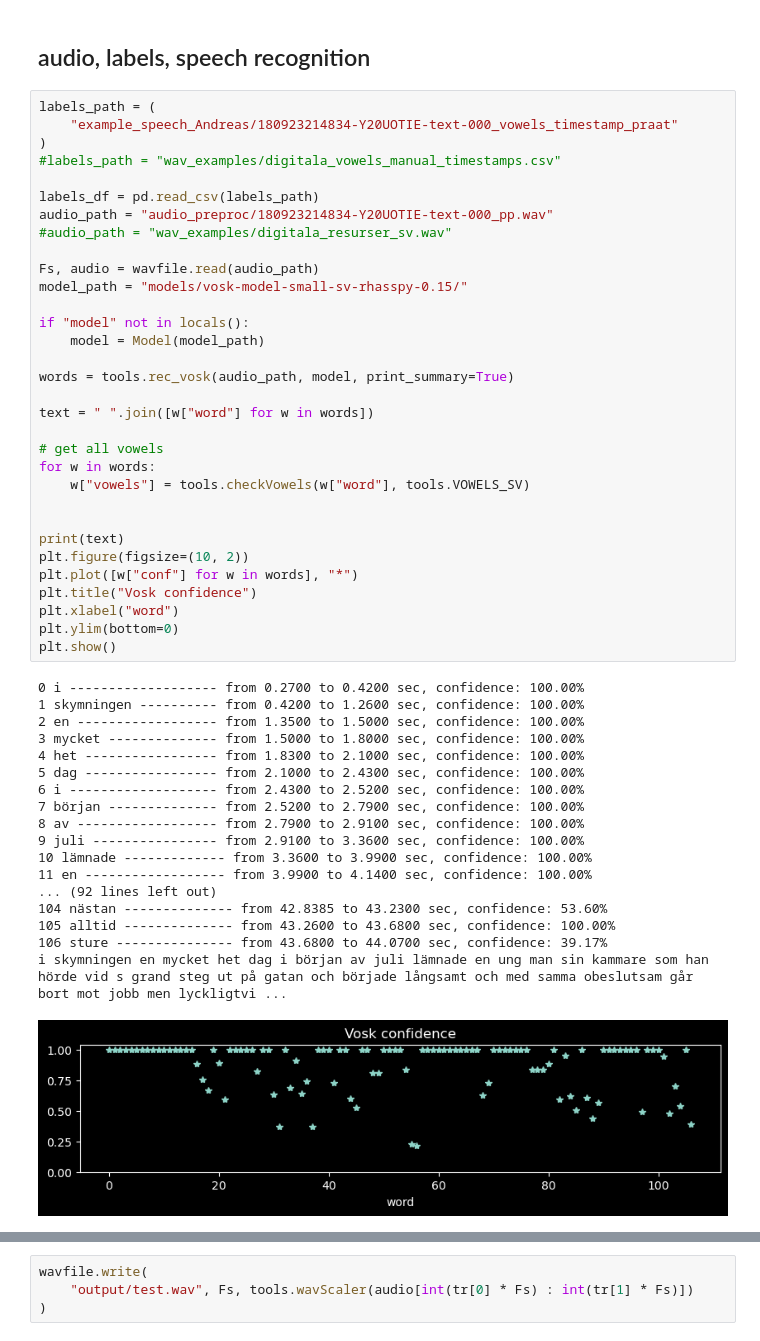
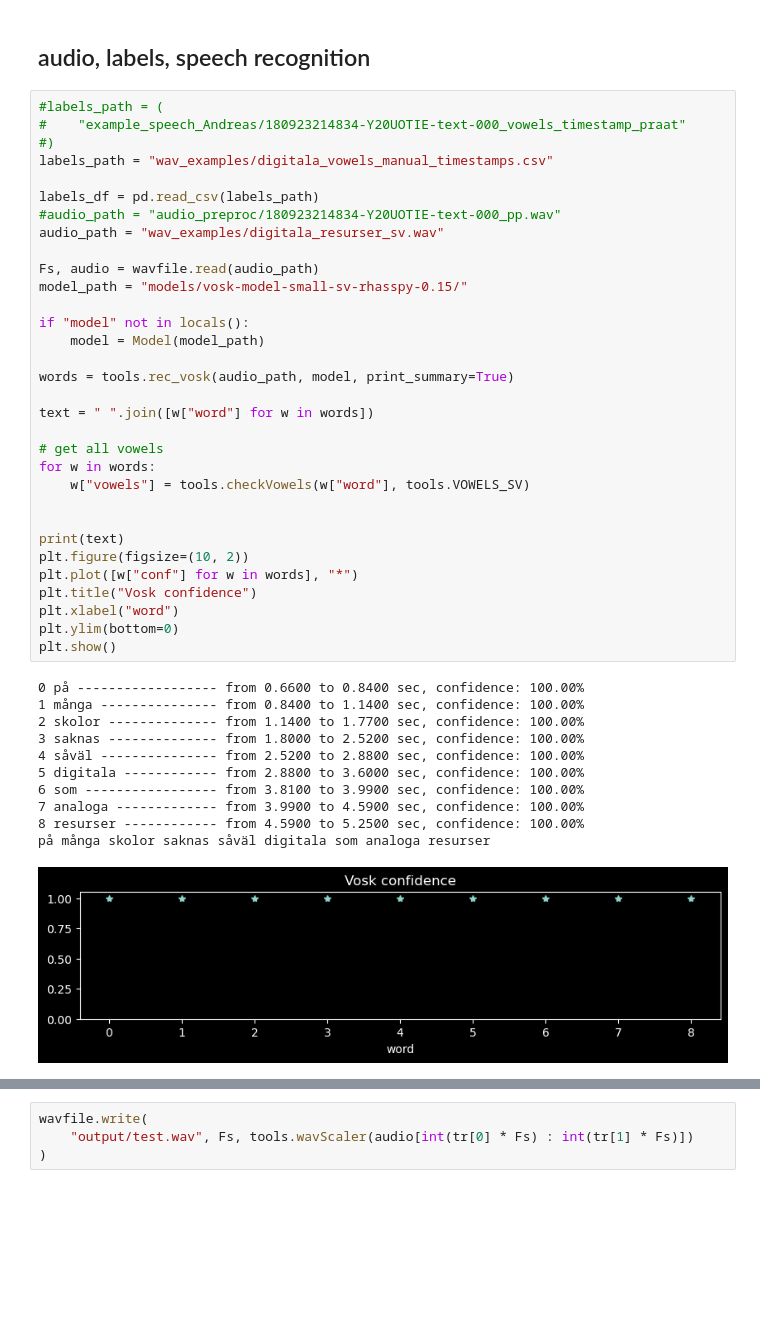
Before and after one commit to TobiasBjork/VowelProject, a Jupyter notebook: evaluation_labels.ipynb, the cells around one changed output, grey strips where cells are left out. Drawn from its saved outputs; the diff is of its cells as text; blank space fills up the shorter version.

```diff
--- a/evaluation_labels.ipynb
+++ b/evaluation_labels.ipynb
@@ -21,56 +21,49 @@ plt.close("all")
 # %% [markdown]
 ## audio, labels, speech recognition
 # %%
-labels_path = (
-    "example_speech_Andreas/180923214834-Y20UOTIE-text-000_vowels_timestamp_praat"
-)
-#labels_path = "wav_examples/digitala_vowels_manual_timestamps.csv"
+#labels_path = (
+#    "example_speech_Andreas/180923214834-Y20UOTIE-text-000_vowels_timestamp_praat"
+#)
+labels_path = "wav_examples/digitala_vowels_manual_timestamps.csv"
 
 labels_df = pd.read_csv(labels_path)
-audio_path = "audio_preproc/180923214834-Y20UOTIE-text-000_pp.wav"
-#audio_path = "wav_examples/digitala_resurser_sv.wav"
+#audio_path = "audio_preproc/180923214834-Y20UOTIE-text-000_pp.wav"
+audio_path = "wav_examples/digitala_resurser_sv.wav"
 
 Fs, audio = wavfile.read(audio_path)
 model_path = "models/vosk-model-small-sv-rhasspy-0.15/"
 
 if "model" not in locals():
     model = Model(model_path)
 
 words = tools.rec_vosk(audio_path, model, print_summary=True)
 
 text = " ".join([w["word"] for w in words])
 
 # get all vowels
 for w in words:
     w["vowels"] = tools.checkVowels(w["word"], tools.VOWELS_SV)
 
 
 print(text)
 plt.figure(figsize=(10, 2))
 plt.plot([w["conf"] for w in words], "*")
 plt.title("Vosk confidence")
 plt.xlabel("word")
 plt.ylim(bottom=0)
 plt.show()
 # %% [output]
-0 i ------------------- from 0.2700 to 0.4200 sec, confidence: 100.00%
-1 skymningen ---------- from 0.4200 to 1.2600 sec, confidence: 100.00%
-2 en ------------------ from 1.3500 to 1.5000 sec, confidence: 100.00%
-3 mycket -------------- from 1.5000 to 1.8000 sec, confidence: 100.00%
-4 het ----------------- from 1.8300 to 2.1000 sec, confidence: 100.00%
-5 dag ----------------- from 2.1000 to 2.4300 sec, confidence: 100.00%
-6 i ------------------- from 2.4300 to 2.5200 sec, confidence: 100.00%
-7 början -------------- from 2.5200 to 2.7900 sec, confidence: 100.00%
-8 av ------------------ from 2.7900 to 2.9100 sec, confidence: 100.00%
-9 juli ---------------- from 2.9100 to 3.3600 sec, confidence: 100.00%
-10 lämnade ------------- from 3.3600 to 3.9900 sec, confidence: 100.00%
-11 en ------------------ from 3.9900 to 4.1400 sec, confidence: 100.00%
-... (92 lines left out)
-104 nästan -------------- from 42.8385 to 43.2300 sec, confidence: 53.60%
-105 alltid -------------- from 43.2600 to 43.6800 sec, confidence: 100.00%
-106 sture --------------- from 43.6800 to 44.0700 sec, confidence: 39.17%
-i skymningen en mycket het dag i början av juli lämnade en ung man sin kammare som han hörde vid s grand steg ut på gatan och började långsamt och med samma obeslutsam går bort mot jobb men lyckligtvi ...
+0 på ------------------ from 0.6600 to 0.8400 sec, confidence: 100.00%
+1 många --------------- from 0.8400 to 1.1400 sec, confidence: 100.00%
+2 skolor -------------- from 1.1400 to 1.7700 sec, confidence: 100.00%
+3 saknas -------------- from 1.8000 to 2.5200 sec, confidence: 100.00%
+4 såväl --------------- from 2.5200 to 2.8800 sec, confidence: 100.00%
+5 digitala ------------ from 2.8800 to 3.6000 sec, confidence: 100.00%
+6 som ----------------- from 3.8100 to 3.9900 sec, confidence: 100.00%
+7 analoga ------------- from 3.9900 to 4.5900 sec, confidence: 100.00%
+8 resurser ------------ from 4.5900 to 5.2500 sec, confidence: 100.00%
+på många skolor saknas såväl digitala som analoga resurser
-[figure, old version]
+[figure, new version]
 # %%
 reload(tools)
 add_context = False
```
Also changed, not shown: parts of 4 cells of this notebook, 1 other file.
